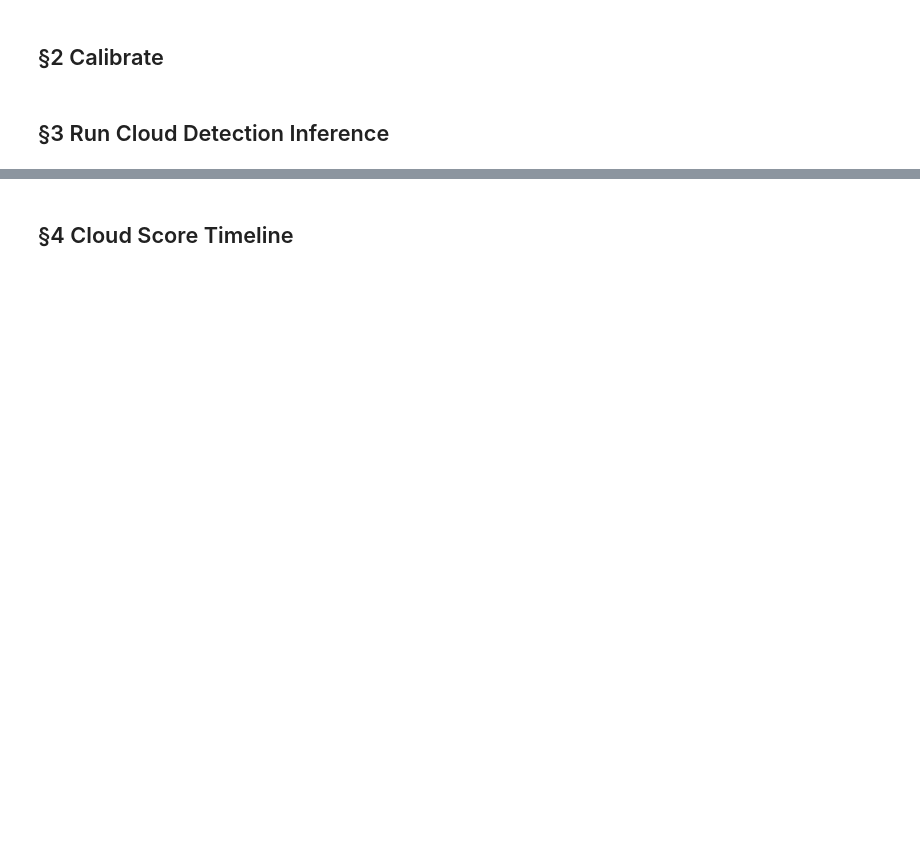
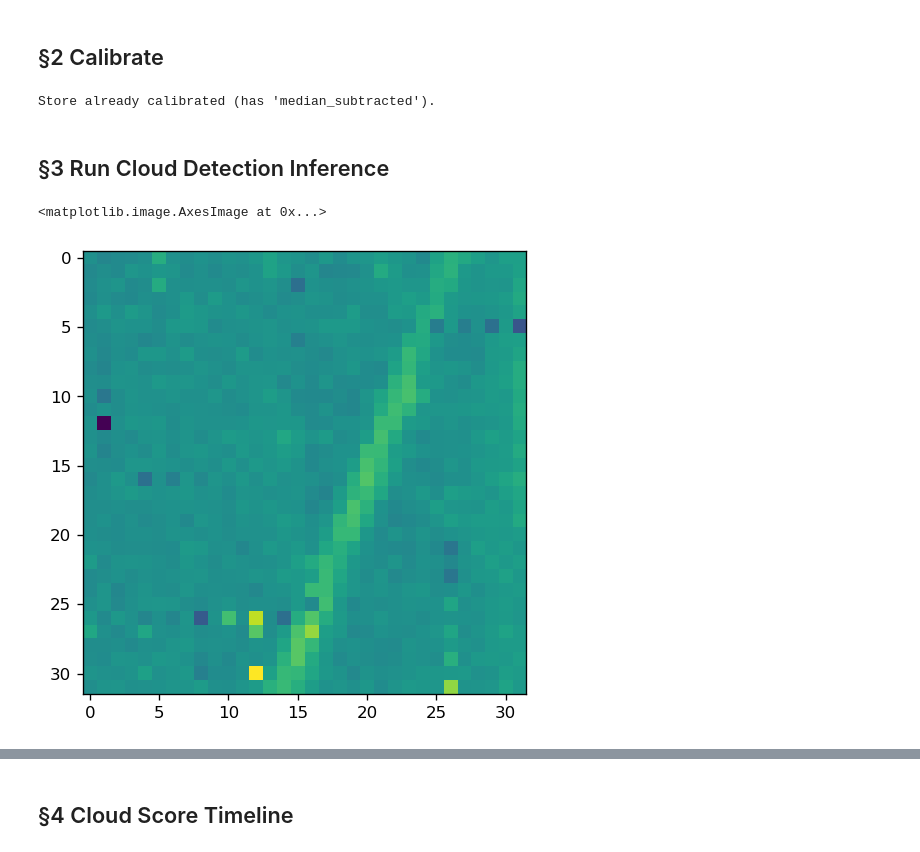
Before and after one commit to panoseti/panoseti_analysis, a Jupyter notebook: ml/cloud-detection/notebooks/01_inference_demo.ipynb, the cells around one changed output, grey strips where cells are left out. Saved outputs shown, nothing was run; the diff lists cells and outputs as text; code cells hidden in the pictures; blank space fills up the shorter version.

```diff
--- a/ml/cloud-detection/notebooks/01_inference_demo.ipynb
+++ b/ml/cloud-detection/notebooks/01_inference_demo.ipynb
@@ -49,12 +49,12 @@ plt.rcParams.update({'figure.dpi': 120, 'font.size': 10})
 # %%
 # ── Set these paths ──────────────────────────────────────────────────────────
 # Path to any L1 img16 Zarr store (generated by the ingest pipeline)
-L1_STORE = Path("ml/cloud-detection/data/cloudy_demo/L1/")  # set to your actual path
+L1_STORE = Path("/home/nico/panoseti_analysis/ml/cloud-detection/data/cloudy_demo/L1")  # set to your actual path
 
 # Or use an existing store directly, e.g.:
 # L1_STORE = Path("/mnt/beegfs/runs/my_run/L1/obs.dp_img16.module_1.L1.zarr")
 
-MODEL_PATH = Path("assets/models/cloud_detector_v1.pt")
+MODEL_PATH = Path("/home/nico/panoseti_analysis/assets/models/cloud_detector_v1.pt")
 THRESHOLD = 0.5       # cloud_score ≥ threshold → cloudy
 CADENCE_S = 60.0      # inference window
 
@@ -100,8 +128,15 @@ else:
     print(f"Calibrated: median_subtracted shape = {ds_l1['median_subtracted'].shape}")
     print(f"  Hot pixel mask coverage: {float(ds_l1['hot_pixel_mask'].mean()):.2%}")
     print(f"  Dead pixel mask coverage: {float(ds_l1['dead_pixel_mask'].mean()):.2%}")
+# %% [output]
+Store already calibrated (has 'median_subtracted').
 # %% [markdown]
 ## §3 Run Cloud Detection Inference
+# %%
+plt.imshow(ds_l1.head(time=10_000_000)['median_subtracted'][3_354_000])
+# %% [output]
+<matplotlib.image.AxesImage at 0x...>
+[figure, added]
 # %%
 model, bundle = load_classifier(MODEL_PATH)
 model.eval()
```
Also changed, not shown: parts of 8 cells of this notebook, 6 other files.
